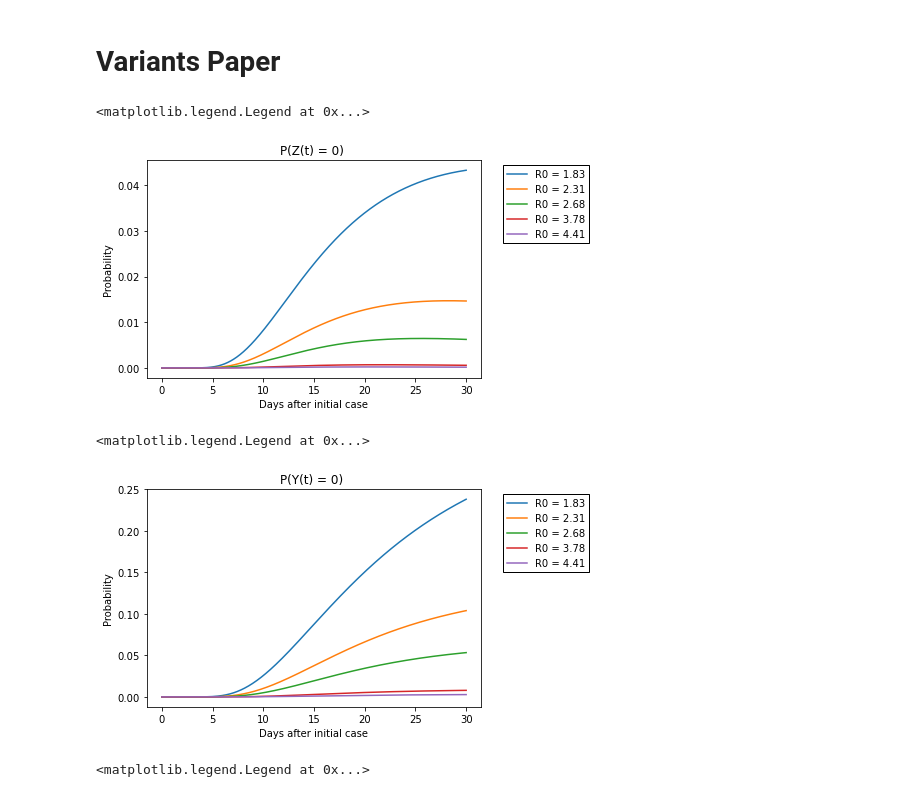
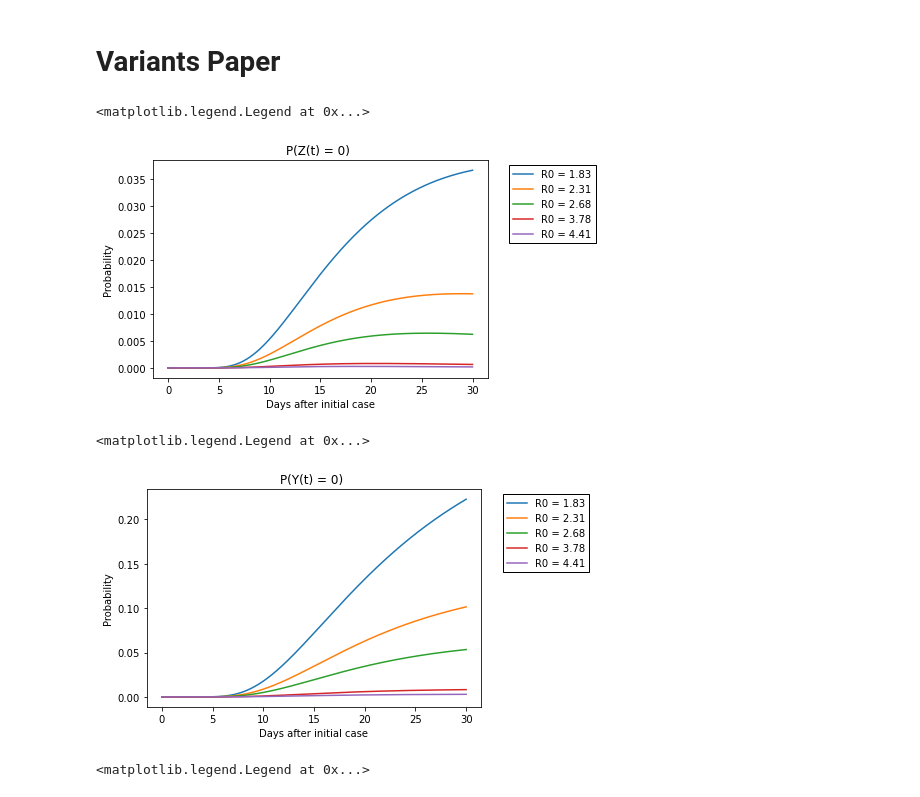
Before and after one commit to JCurran-Sebastian/BPs_for_VoC, a Jupyter notebook: Stochastic_Invasion_BPs_v2.ipynb, the cells around one changed output. Drawn from its saved outputs; the diff is of its cells as text; code cells hidden in the pictures.

```diff
--- a/Stochastic_Invasion_BPs_v2.ipynb
+++ b/Stochastic_Invasion_BPs_v2.ipynb
@@ -225,6 +225,8 @@ vaccine_vec = np.array((1., az_vac_sa, pfi_vac_sa, new_vac_sa))
 
 k = 1/10 # Dispersion Endo et al.
 
+Tmax = 30
+time = np.linspace(0, Tmax, num=1000)
 
 # Reduced transmissability for each type based on infection/vaccine immunity
 const_vec = np.array((1., sus_sa, az_vac_sa, az_vac_sa*sus_sa, pfi_vac_sa, pfi_vac_sa*sus_sa, new_vac_sa, new_vac_sa*sus_sa))
@@ -263,12 +265,17 @@ for r, Reff in enumerate(Reff_vec):
 
     # Probability of extinction with immigration
 
-    omega_infectious = beta_SA*np.ones(nexposed)
-    omega_infectious[1::2] *= sus_sa
-    for i in range(0, len(vaccine_vec)):
-        omega_infectious[2*i:2*i+2]*= vaccine_vec[i]
-    omega_infectious += gamma
-    om_vec = np.append(sigma*np.ones(nexposed), omega_infectious)
+#     omega_infectious = beta_SA*np.ones(nexposed)
+#     omega_infectious[1::2] *= sus_sa
+#     for i in range(0, len(vaccine_vec)):
+#         omega_infectious[2*i:2*i+2]*= vaccine_vec[i]
+#     omega_infectious += gamma
+#     om_vec = np.append(sigma*np.ones(nexposed), omega_infectious)
+
+    omega_vec = sigma * np.ones(ntypes)
+
+    for nex in range(0, nexposed):
+        omega_vec[nex + nexposed] = np.sum(const_vec*prop_vec*beta_SA) + gamma
 
     def omega(t): # Return vector of lifetimes for each state
         return omega_vec
@@ -289,34 +296,34 @@ for r, Reff in enumerate(Reff_vec):
             pvec[nex] = u[nex+nexposed]
             pvec[nex+nexposed] =  u[nex+nexposed] * sum_gen_funcs + (gamma/omega)
         return pvec
 
 
     def eta(t):
         return im_vec.astype(float)
     ics = np.zeros(ntypes+1)
     ics[-1] = 1.
     n0vec = np.ones(ntypes)
     n0vec[-1] = 0
 
 
     offspring = P
     outbreak = MTBP_extinct(offspring)
     outbreak.set_lifespans(omega)
     outbreak.set_immigration(eta)
     rho = outbreak.solve_odes(outbreak.set_odes, time, ics, n0vec, Full = False)
     q_mat [r, :] = rho[0, :]
     rho_mat[r, :] = rho[1, :] # Take 0th row for qs, -1th row for rs
 
     plt.plot(time, rho_mat[r, :], label = "R0 = " + str(np.round(RV, 2)))
 
 plt.title("P(Z(t) = 0) " )
 plt.xlabel("Days after initial case")
 plt.ylabel("Probability")
 plt.savefig("./pnocases_R0=" + str(RV) + ".pdf")
 plt.legend(loc=2, bbox_to_anchor=(1.05, 1), framealpha=1., edgecolor='black', fancybox=False)
 # %% [output]
 <matplotlib.legend.Legend at 0x...>
-[figure, old version]
+[figure, new version]
 # %%
 # Ignore for now - this is to build next generation matrix
 # def R_eff():
@@ -348,6 +355,6 @@ plt.savefig("./pnocases_R0=" + str(RV) + ".pdf")
 plt.legend(loc=2, bbox_to_anchor=(1.05, 1), framealpha=1., edgecolor='black', fancybox=False)
 # %% [output]
 <matplotlib.legend.Legend at 0x...>
-[figure, old version]
+[figure, new version]
 # %%
 # Mean over time
```
Also changed, not shown: parts of 7 cells of this notebook.
